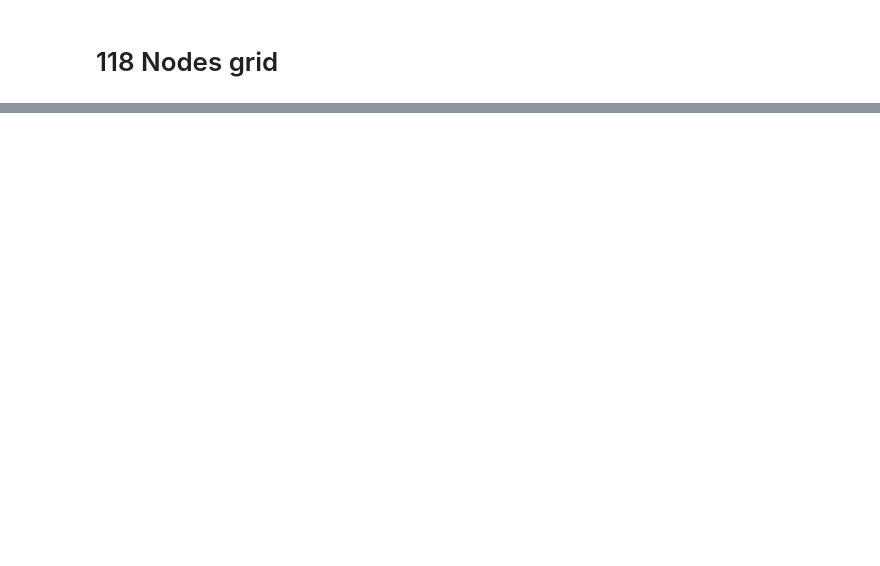
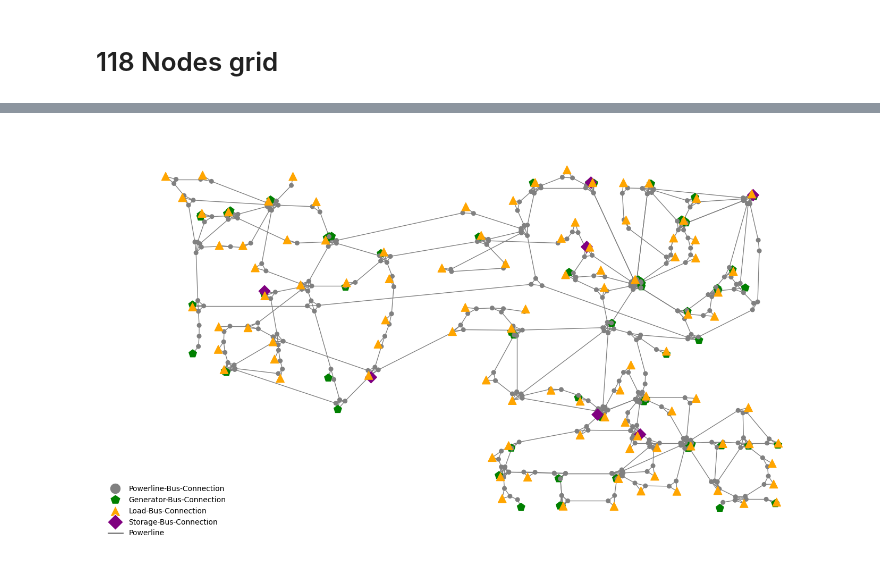
Before and after one commit to HansDampf37/NRI-for-explainable-RL-in-Power-Grids, a Jupyter notebook: visualization/observation_space.ipynb, the cells around one changed output, grey strips where cells are left out. Saved outputs shown, nothing was run; the diff lists cells and outputs as text; code cells hidden in the pictures; blank space fills up the shorter version.

```diff
--- a/visualization/observation_space.ipynb
+++ b/visualization/observation_space.ipynb
@@ -208,0 +210,14 @@ fig_118.show()
+# %%
+env_118 = grid2op.make("l2rpn_idf_2023")
+g2op_obs_118 = env_118.reset()
+obs_space_118 = BusConnectionsGraphObsSpace(env_118.observation_space)
+edge_index_118 = obs_space_118.to_gym(g2op_obs_118)[EDGE_INDEX]
+plotting_args_18 = PlottingArgs(
+    num_nodes=obs_space_118.num_nodes,
+    powerline_edge_index=edge_index_118,
+    node_styles=get_node_styles(env_118, obs_space_118.__class__)
+)
+fig_118 = visualize_graph(plotting_args_18)
+fig_118.show()
+# %% [output]
+[figure, added]
```
Also changed, not shown: parts of 11 cells of this notebook, 4 other files.
